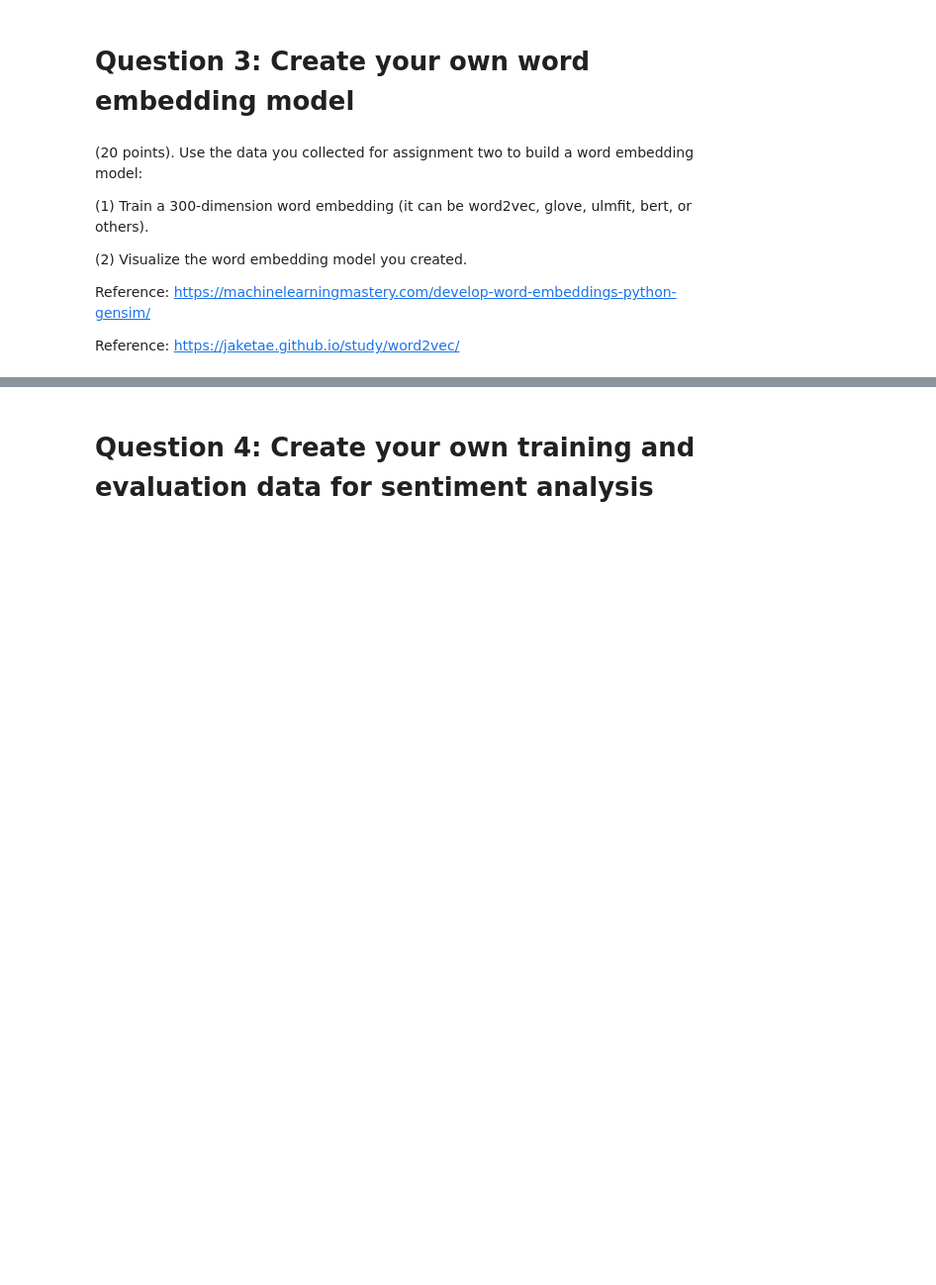
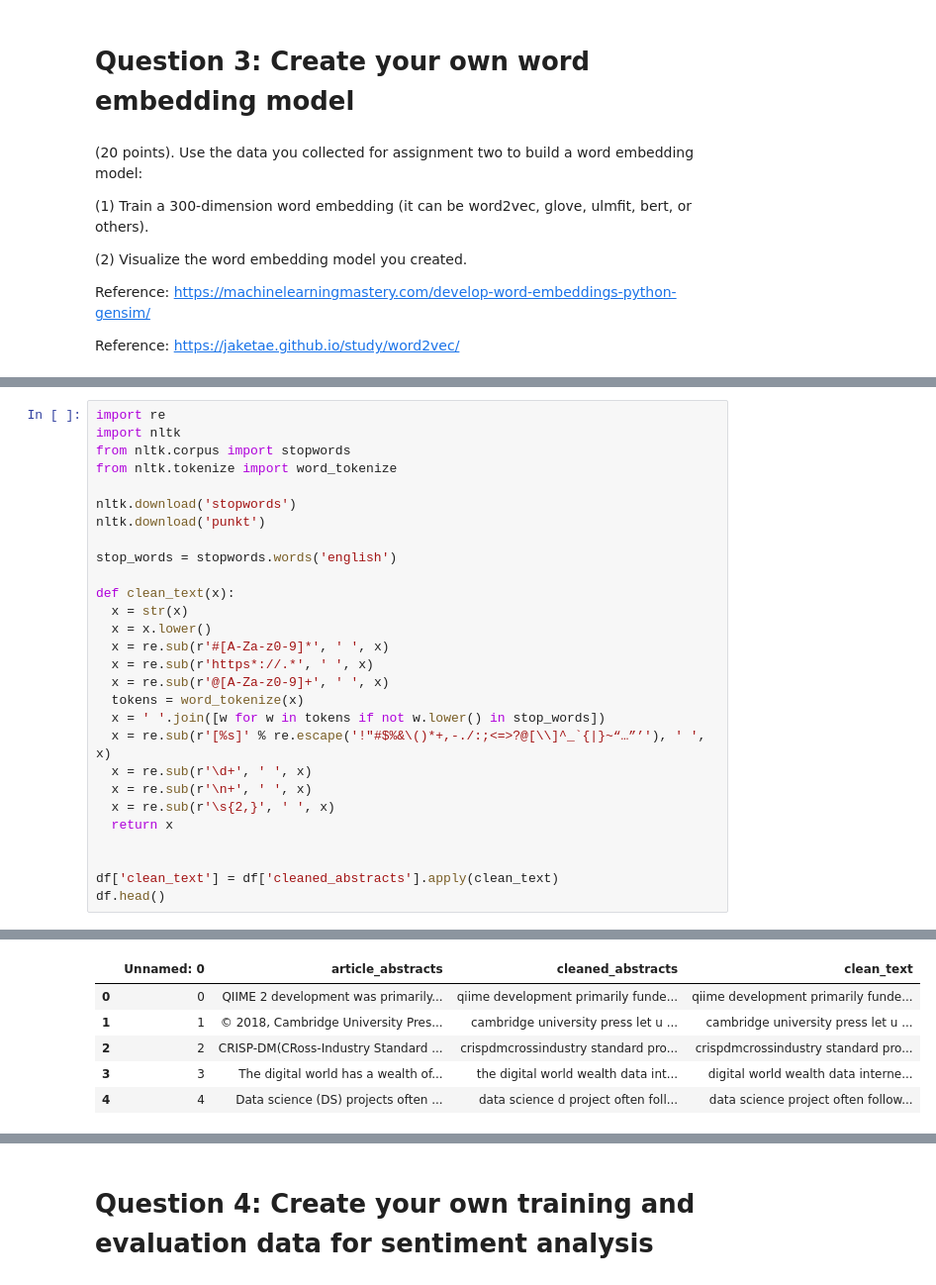
Before and after one commit to MahithaPoduvu/Mahitha_INFO5731_-Spring2023, a Jupyter notebook: INFO5731_Assignment_Three_fall2022.ipynb, the cells around one changed output, grey strips where cells are left out. Shown at 99% size. Cells and saved outputs as stored; diff of their text form; blank space fills up the shorter version.

```diff
--- a/INFO5731_Assignment_Three_fall2022.ipynb
+++ b/INFO5731_Assignment_Three_fall2022.ipynb
@@ -137,0 +271,29 @@ Reference: https://jaketae.github.io/study/word2vec/
+# %%
+import re
+import nltk
+from nltk.corpus import stopwords
+from nltk.tokenize import word_tokenize
+
+nltk.download('stopwords')
+nltk.download('punkt')
+
+stop_words = stopwords.words('english')
+
+def clean_text(x):
+  x = str(x)
+  x = x.lower()
+  x = re.sub(r'#[A-Za-z0-9]*', ' ', x)
+  x = re.sub(r'https*://.*', ' ', x)
+  x = re.sub(r'@[A-Za-z0-9]+', ' ', x)
+  tokens = word_tokenize(x)
+  x = ' '.join([w for w in tokens if not w.lower() in stop_words])
+  x = re.sub(r'[%s]' % re.escape('!"#$%&\()*+,-./:;<=>?@[\\]^_`{|}~“…”’'), ' ', x)
+  x = re.sub(r'\d+', ' ', x)
+  x = re.sub(r'\n+', ' ', x)
+  x = re.sub(r'\s{2,}', ' ', x)
+  return x
+
+
+df['clean_text'] = df['cleaned_abstracts'].apply(clean_text)
+df.head()
+# %% [output]
@@ -137,0 +304,6 @@ Reference: https://jaketae.github.io/study/word2vec/
+|  | Unnamed: 0 | article_abstracts | cleaned_abstracts | clean_text |
+| 0 | 0 | QIIME 2 development was primarily... | qiime development primarily funde... | qiime development primarily funde... |
+| 1 | 1 | © 2018, Cambridge University Pres... | cambridge university press let u ... | cambridge university press let u ... |
+| 2 | 2 | CRISP-DM(CRoss-Industry Standard ... | crispdmcrossindustry standard pro... | crispdmcrossindustry standard pro... |
+| 3 | 3 | The digital world has a wealth of... | the digital world wealth data int... | digital world wealth data interne... |
+| 4 | 4 | Data science (DS) projects often ... | data science d project often foll... | data science project often follow... |
```
Also changed, not shown: parts of 20 cells of this notebook.
